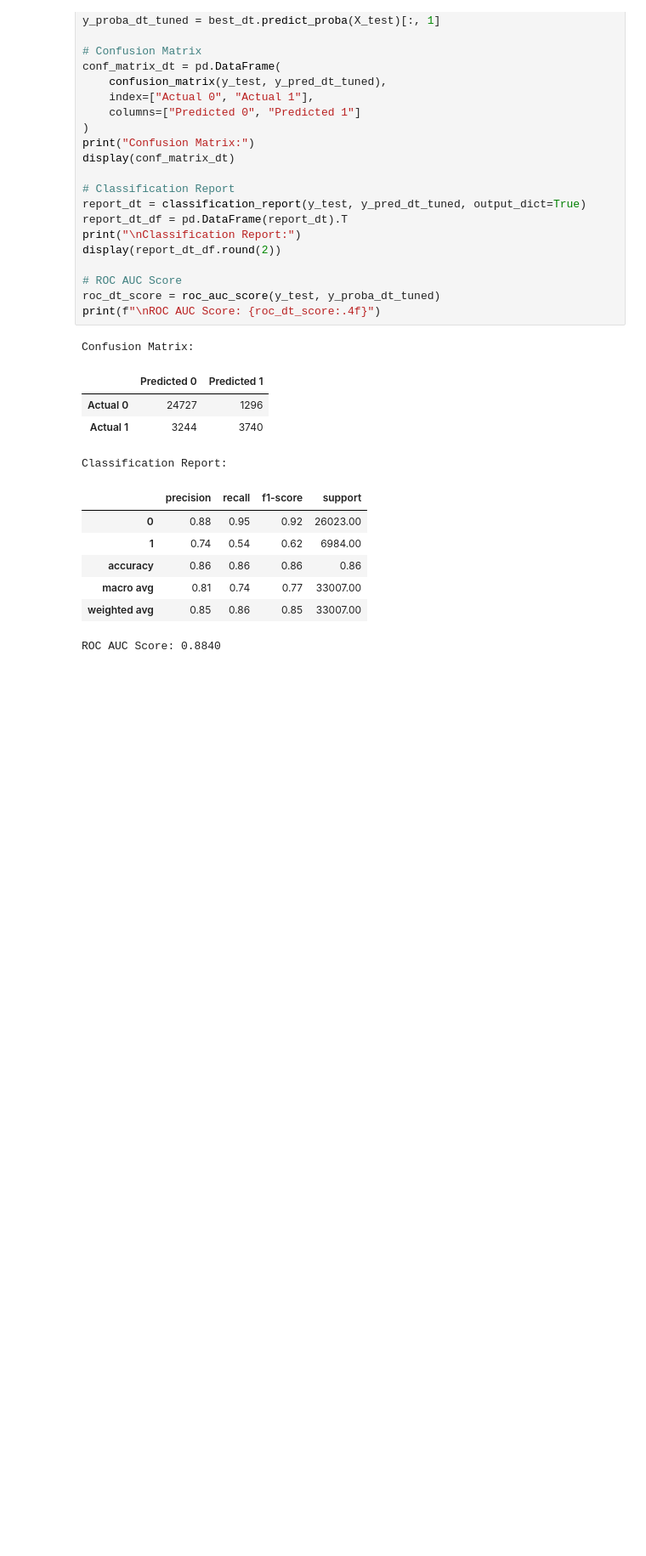
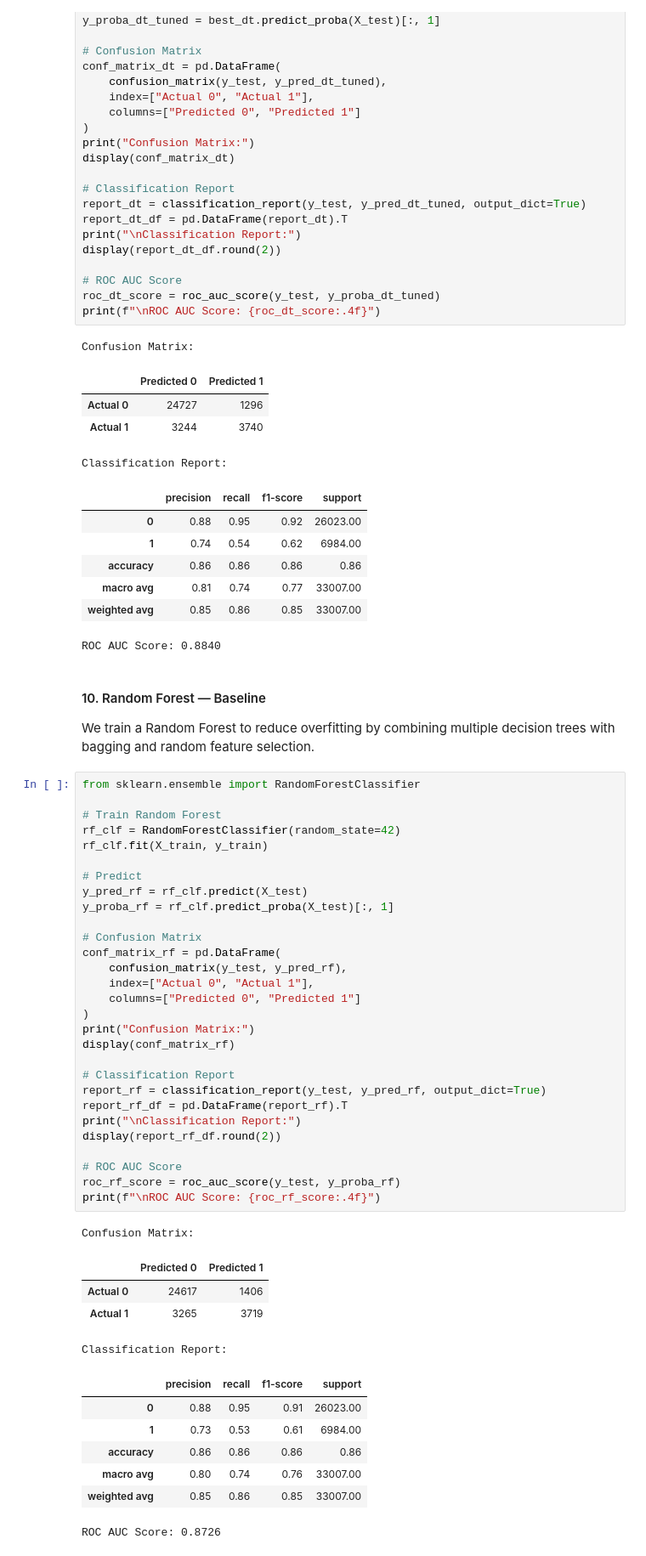
Before and after one commit to naomitogbe/kaggle-binary-classification, a Jupyter notebook: churn_modelling.ipynb, the cells around one changed output. Shown: that part at 85% size. Saved outputs shown, nothing was run; the diff lists cells and outputs as text; blank space fills up the shorter version.

```diff
--- a/churn_modelling.ipynb
+++ b/churn_modelling.ipynb
@@ -359,3 +359,49 @@ Classification Report:
 | macro avg | 0.81 | 0.74 | 0.77 | 33007.00 |
 | weighted avg | 0.85 | 0.86 | 0.85 | 33007.00 |
 ROC AUC Score: 0.8840
+# %% [markdown]
+#### 10. Random Forest — Baseline
+
+We train a Random Forest to reduce overfitting by combining multiple decision trees with bagging and random feature selection.
+# %%
+from sklearn.ensemble import RandomForestClassifier
+
+# Train Random Forest
+rf_clf = RandomForestClassifier(random_state=42)
+rf_clf.fit(X_train, y_train)
+
+# Predict
+y_pred_rf = rf_clf.predict(X_test)
+y_proba_rf = rf_clf.predict_proba(X_test)[:, 1]
+
+# Confusion Matrix
+conf_matrix_rf = pd.DataFrame(
+    confusion_matrix(y_test, y_pred_rf),
+    index=["Actual 0", "Actual 1"],
+    columns=["Predicted 0", "Predicted 1"]
+)
+print("Confusion Matrix:")
+display(conf_matrix_rf)
+
+# Classification Report
+report_rf = classification_report(y_test, y_pred_rf, output_dict=True)
+report_rf_df = pd.DataFrame(report_rf).T
+print("\nClassification Report:")
+display(report_rf_df.round(2))
+
+# ROC AUC Score
+roc_rf_score = roc_auc_score(y_test, y_proba_rf)
+print(f"\nROC AUC Score: {roc_rf_score:.4f}")
+# %% [output]
+Confusion Matrix:
+|  | Predicted 0 | Predicted 1 |
+| Actual 0 | 24617 | 1406 |
+| Actual 1 | 3265 | 3719 |
+Classification Report:
+|  | precision | recall | f1-score | support |
+| 0 | 0.88 | 0.95 | 0.91 | 26023.00 |
+| 1 | 0.73 | 0.53 | 0.61 | 6984.00 |
+| accuracy | 0.86 | 0.86 | 0.86 | 0.86 |
+| macro avg | 0.80 | 0.74 | 0.76 | 33007.00 |
+| weighted avg | 0.85 | 0.86 | 0.85 | 33007.00 |
+ROC AUC Score: 0.8726
```
Also changed, not shown: parts of 3 cells of this notebook, 4 other files.
